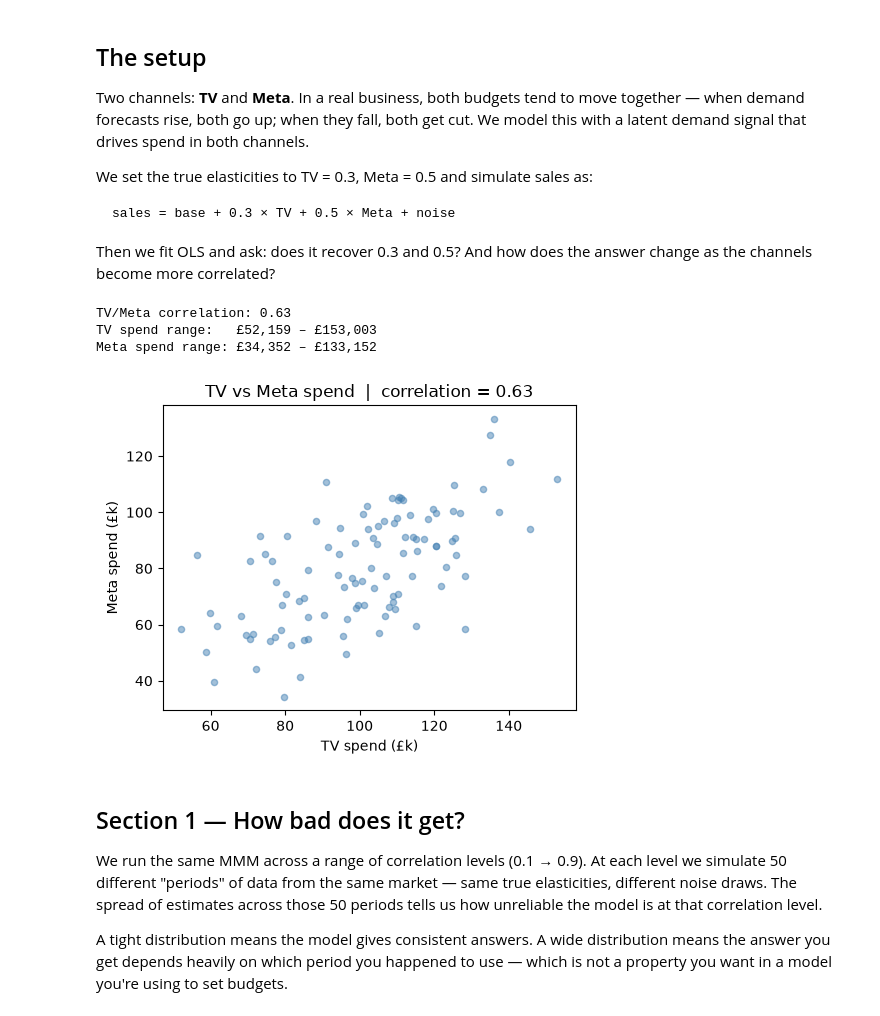
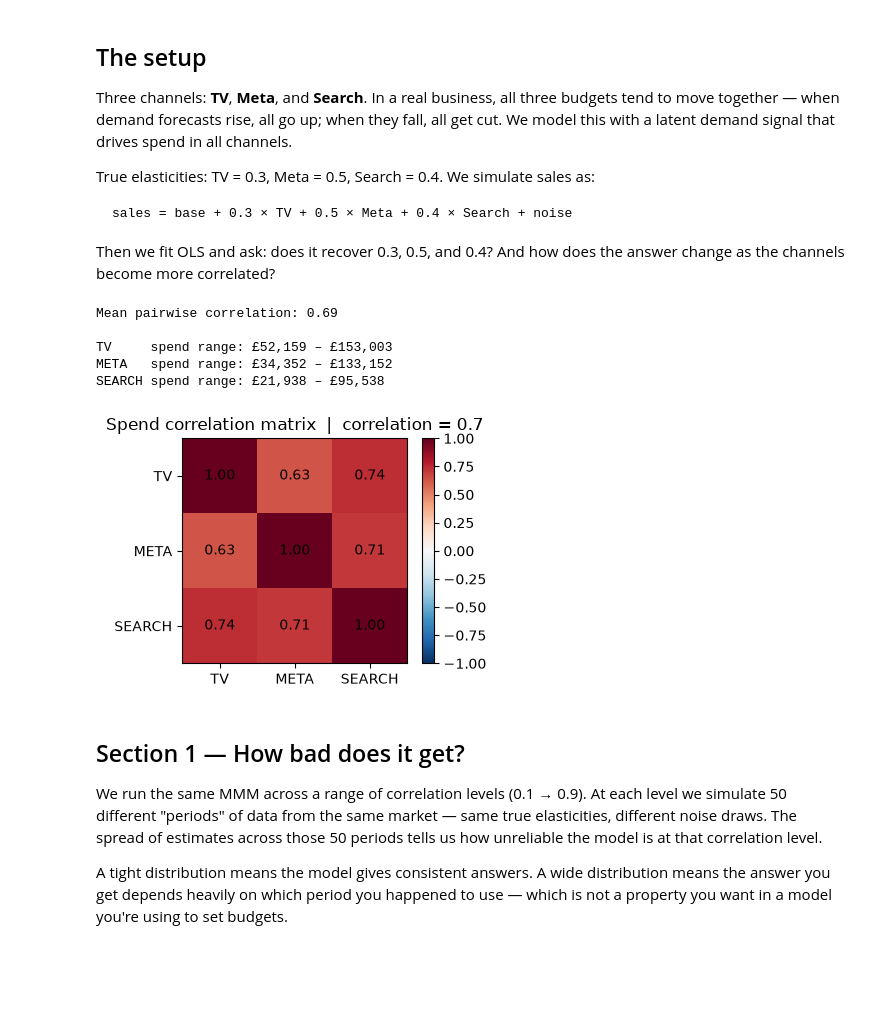
Before and after one commit to raz1470/how_wrong_is_your_mmm, a Jupyter notebook: notebooks/01_dgp_diagnostic_walkthrough.ipynb, the cells around one changed output. Cells and saved outputs as stored; diff of their text form; code cells hidden in the pictures; blank space fills up the shorter version.

````diff
--- a/notebooks/01_dgp_diagnostic_walkthrough.ipynb
+++ b/notebooks/01_dgp_diagnostic_walkthrough.ipynb
@@ -23,36 +23,49 @@ from how_wrong_is_your_mmm import CollinearityDiagnostic, simulate_spend, simula
 # %% [markdown]
 ## The setup
 
-Two channels: **TV** and **Meta**. In a real business, both budgets tend to move together — when demand forecasts rise, both go up; when they fall, both get cut. We model this with a latent demand signal that drives spend in both channels.
+Three channels: **TV**, **Meta**, and **Search**. In a real business, all three budgets tend to move together — when demand forecasts rise, all go up; when they fall, all get cut. We model this with a latent demand signal that drives spend in all channels.
 
-We set the true elasticities to TV = 0.3, Meta = 0.5 and simulate sales as:
+True elasticities: TV = 0.3, Meta = 0.5, Search = 0.4. We simulate sales as:
 
 ```
-sales = base + 0.3 × TV + 0.5 × Meta + noise
+sales = base + 0.3 × TV + 0.5 × Meta + 0.4 × Search + noise
 ```
 
-Then we fit OLS and ask: does it recover 0.3 and 0.5? And how does the answer change as the channels become more correlated?
+Then we fit OLS and ask: does it recover 0.3, 0.5, and 0.4? And how does the answer change as the channels become more correlated?
 # %%
 # single run at correlation 0.7 to show the setup
 spend = simulate_spend(n_obs=104, correlation=0.7, seed=0)
-print(f"TV/Meta correlation: {spend['tv'].corr(spend['meta']):.2f}")
-print(f"TV spend range:   £{spend['tv'].min():,.0f} – £{spend['tv'].max():,.0f}")
-print(f"Meta spend range: £{spend['meta'].min():,.0f} – £{spend['meta'].max():,.0f}")
+print(f"Mean pairwise correlation: {spend.corr().to_numpy()[[0,0,1],[1,2,2]].mean():.2f}")
+print()
+for ch in spend.columns:
+    print(f"{ch.upper():6s} spend range: £{spend[ch].min():,.0f} – £{spend[ch].max():,.0f}")
 # %% [output]
-TV/Meta correlation: 0.63
-TV spend range:   £52,159 – £153,003
-Meta spend range: £34,352 – £133,152
+Mean pairwise correlation: 0.69
+
+TV     spend range: £52,159 – £153,003
+META   spend range: £34,352 – £133,152
+SEARCH spend range: £21,938 – £95,538
-# %%
-# show how correlated the channels are
-fig, ax = plt.subplots(figsize=(5, 4))
-ax.scatter(spend["tv"] / 1000, spend["meta"] / 1000, alpha=0.5, color="steelblue", s=20)
-ax.set_xlabel("TV spend (£k)")
-ax.set_ylabel("Meta spend (£k)")
-ax.set_title(f"TV vs Meta spend  |  correlation = {spend['tv'].corr(spend['meta']):.2f}")
-plt.tight_layout()
-plt.show()
-# %% [output]
-[figure, removed]
+# %%
+# show the correlation matrix
+import matplotlib.pyplot as plt
+import numpy as np
+
+corr = spend.corr()
+fig, ax = plt.subplots(figsize=(4, 3))
+im = ax.imshow(corr.to_numpy(), vmin=-1, vmax=1, cmap='RdBu_r')
+ax.set_xticks(range(len(corr)))
+ax.set_yticks(range(len(corr)))
+ax.set_xticklabels([c.upper() for c in corr.columns])
+ax.set_yticklabels([c.upper() for c in corr.columns])
+for i in range(len(corr)):
+    for j in range(len(corr)):
+        ax.text(j, i, f'{corr.iloc[i,j]:.2f}', ha='center', va='center', fontsize=10)
+plt.colorbar(im, ax=ax)
+ax.set_title('Spend correlation matrix  |  correlation = 0.7')
+plt.tight_layout()
+plt.show()
+# %% [output]
+[figure, added]
 # %% [markdown]
 ## Section 1 — How bad does it get?
 
````
Also changed, not shown: parts of 10 cells of this notebook, 10 other files.
